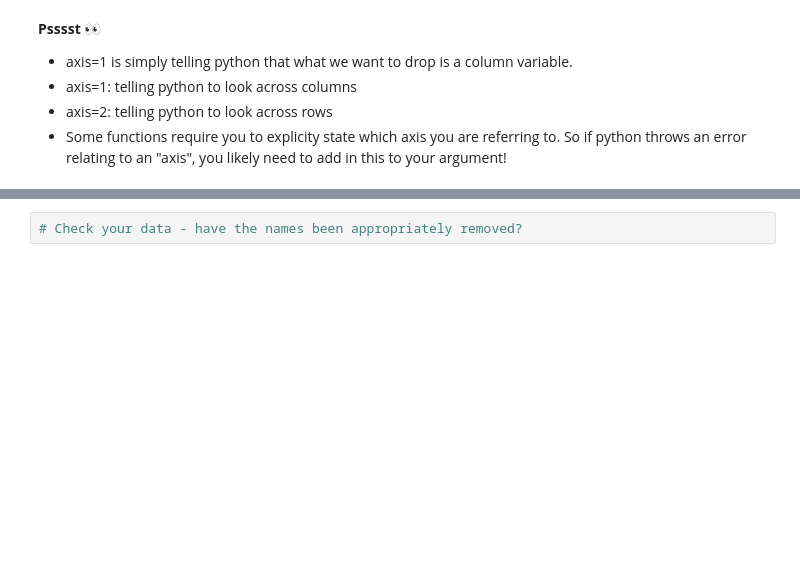
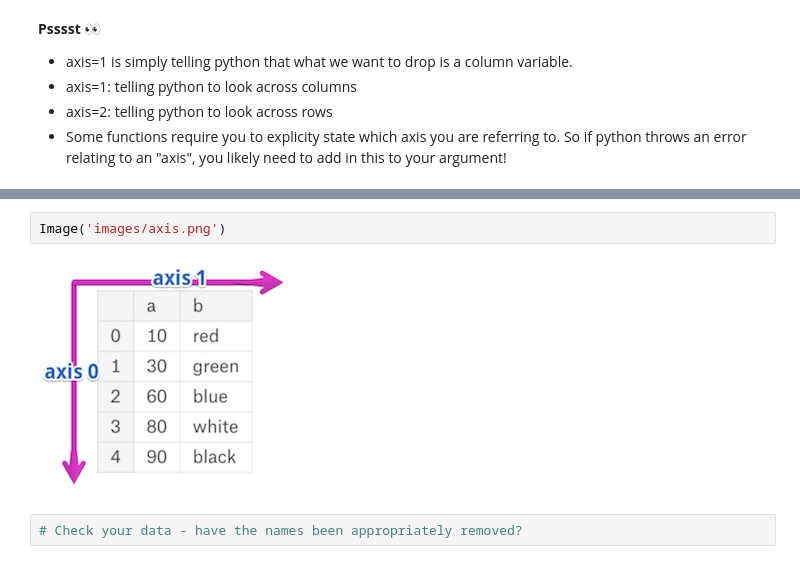
Before and after one commit to DrJodieLord/python_teaching_material, a Jupyter notebook: Session4/Session4.ipynb, the cells around one changed output, grey strips where cells are left out. Drawn from its saved outputs; the diff is of its cells as text; blank space fills up the shorter version.

```diff
--- a/Session4/Session4.ipynb
+++ b/Session4/Session4.ipynb
@@ -296,3 +298,7 @@ titanic = titanic.drop(['name'], axis=1)
+# %%
+Image('images/axis.png')
+# %% [output]
+[figure, added]
 # %%
 # Check your data - have the names been appropriately removed?
 # %% [markdown]
```
Also changed, not shown: parts of 11 cells of this notebook.
